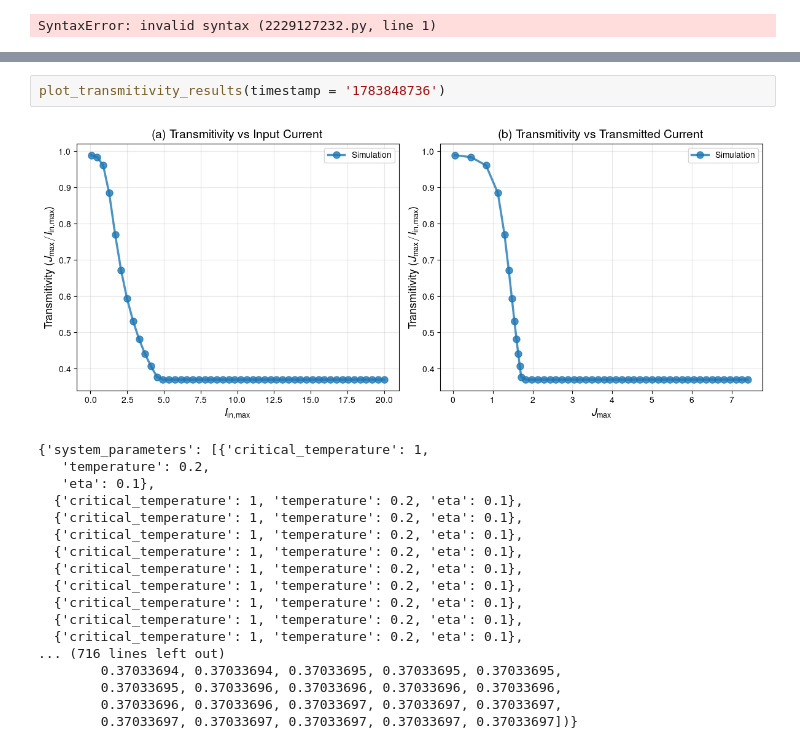
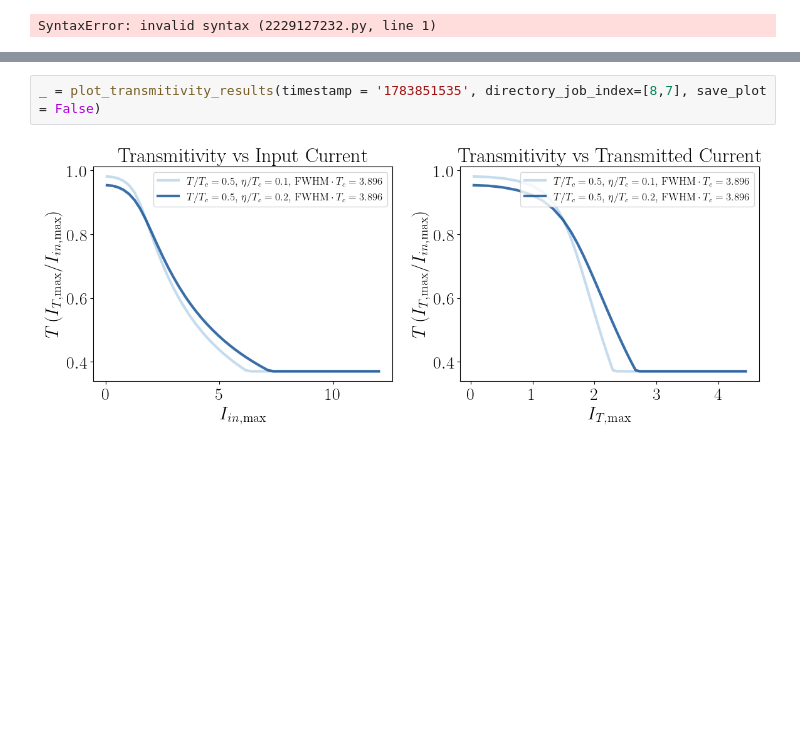
Before and after one commit to j-curtis/psBQP, a Jupyter notebook: visualize_results.ipynb, the cells around one changed output, grey strips where cells are left out. Saved outputs shown, nothing was run; the diff lists cells and outputs as text; blank space fills up the shorter version.

```diff
--- a/visualize_results.ipynb
+++ b/visualize_results.ipynb
@@ -63,21 +46,4 @@ plot_transmitivity_results(timestamp = '1783851535', directory_job_index=[0, 1,
 # %%
-plot_transmitivity_results(timestamp = '1783848736')
+_ = plot_transmitivity_results(timestamp = '1783851535', directory_job_index=[8,7], save_plot = False)
 # %% [output]
-[figure, old version]
+[figure, new version]
-{'system_parameters': [{'critical_temperature': 1,
-   'temperature': 0.2,
-   'eta': 0.1},
-  {'critical_temperature': 1, 'temperature': 0.2, 'eta': 0.1},
-  {'critical_temperature': 1, 'temperature': 0.2, 'eta': 0.1},
-  {'critical_temperature': 1, 'temperature': 0.2, 'eta': 0.1},
-  {'critical_temperature': 1, 'temperature': 0.2, 'eta': 0.1},
-  {'critical_temperature': 1, 'temperature': 0.2, 'eta': 0.1},
-  {'critical_temperature': 1, 'temperature': 0.2, 'eta': 0.1},
-  {'critical_temperature': 1, 'temperature': 0.2, 'eta': 0.1},
-  {'critical_temperature': 1, 'temperature': 0.2, 'eta': 0.1},
-  {'critical_temperature': 1, 'temperature': 0.2, 'eta': 0.1},
-... (716 lines left out)
-        0.37033694, 0.37033694, 0.37033695, 0.37033695, 0.37033695,
-        0.37033695, 0.37033696, 0.37033696, 0.37033696, 0.37033696,
-        0.37033696, 0.37033696, 0.37033697, 0.37033697, 0.37033697,
-        0.37033697, 0.37033697, 0.37033697, 0.37033697, 0.37033697])}
```
Also changed, not shown: parts of 17 cells of this notebook, 32 other files.
